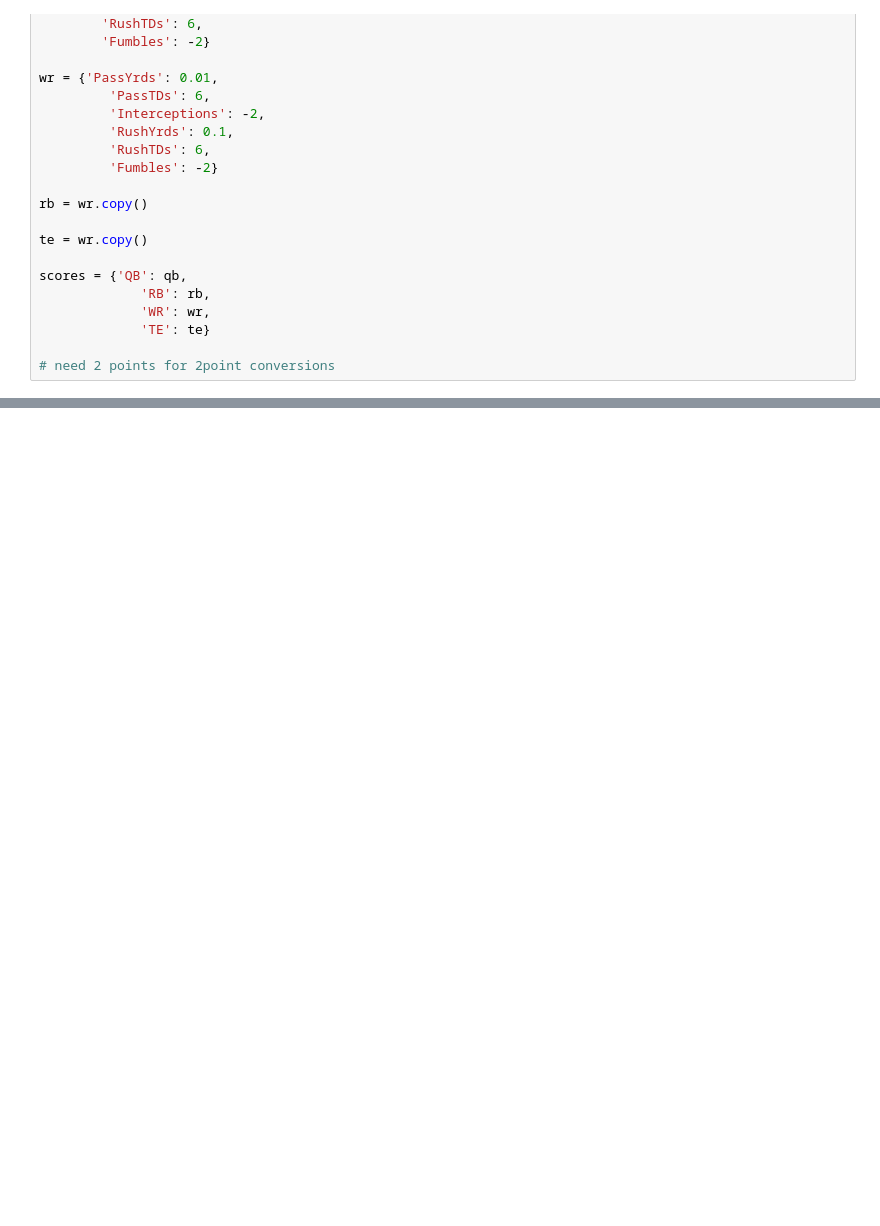
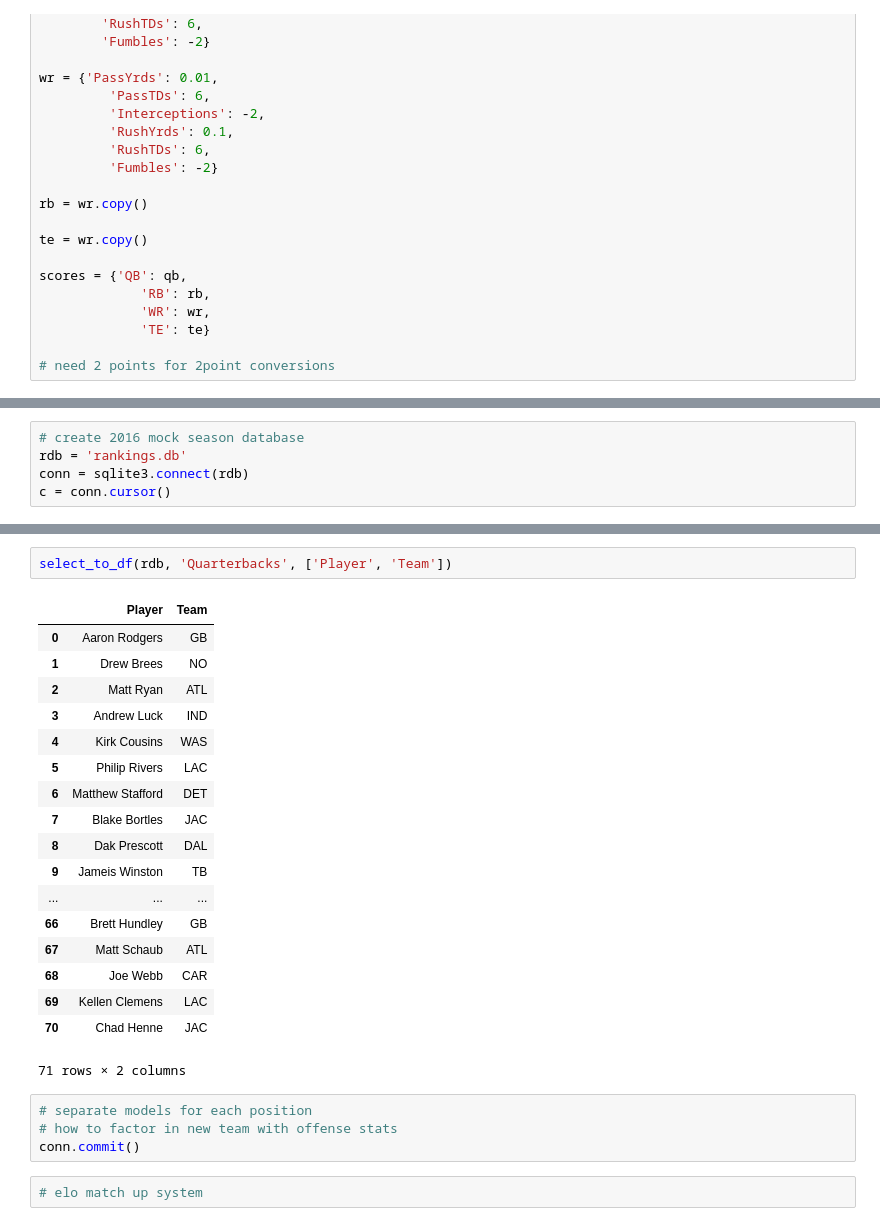
Before and after one commit to ktanemura/Gridiron-Guru, a Jupyter notebook: PlayerRanking/Fantasy Ranking.ipynb, the cells around one changed output, grey strips where cells are left out. Cells and saved outputs as stored; diff of their text form; blank space fills up the shorter version.

```diff
--- a/PlayerRanking/Fantasy Ranking.ipynb
+++ b/PlayerRanking/Fantasy Ranking.ipynb
@@ -45,0 +123,5 @@ def score_row(row, score_metrics):
+# %%
+# create 2016 mock season database
+rdb = 'rankings.db'
+conn = sqlite3.connect(rdb)
+c = conn.cursor()
@@ -50,0 +260,27 @@ TypeError: ('score_row() takes 2 positional arguments but 5 were given', 'occurr
+# %%
+select_to_df(rdb, 'Quarterbacks', ['Player', 'Team'])
+# %% [output]
+|  | Player | Team |
+| 0 | Aaron Rodgers | GB |
+| 1 | Drew Brees | NO |
+| 2 | Matt Ryan | ATL |
+| 3 | Andrew Luck | IND |
+| 4 | Kirk Cousins | WAS |
+| 5 | Philip Rivers | LAC |
+| 6 | Matthew Stafford | DET |
+| 7 | Blake Bortles | JAC |
+| 8 | Dak Prescott | DAL |
+| 9 | Jameis Winston | TB |
+| ... | ... | ... |
+| 66 | Brett Hundley | GB |
+| 67 | Matt Schaub | ATL |
+| 68 | Joe Webb | CAR |
+| 69 | Kellen Clemens | LAC |
+| 70 | Chad Henne | JAC |
+71 rows × 2 columns
+# %%
+# separate models for each position
+# how to factor in new team with offense stats
+conn.commit()
+# %%
+# elo match up system
```
Also changed, not shown: parts of 21 cells of this notebook, 1 other file.
